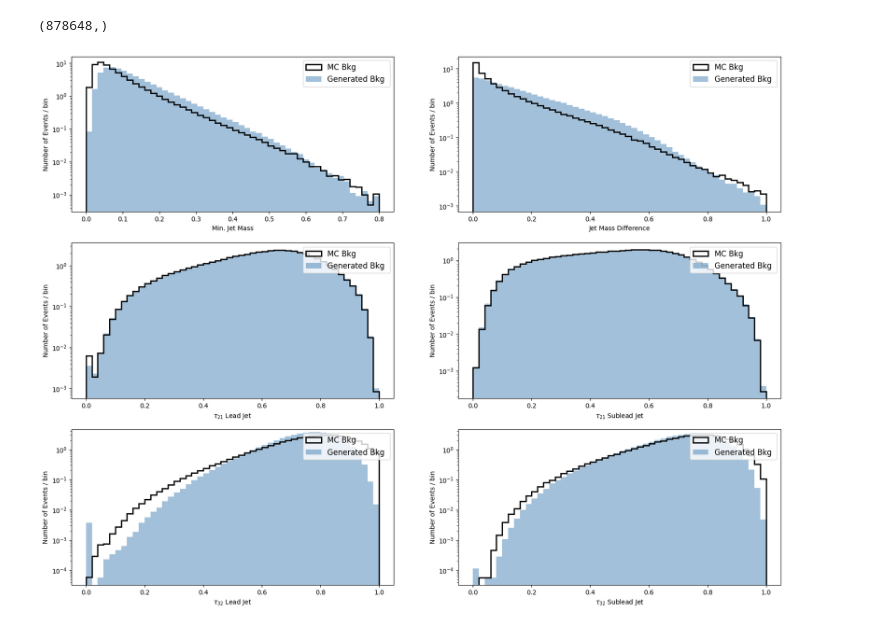
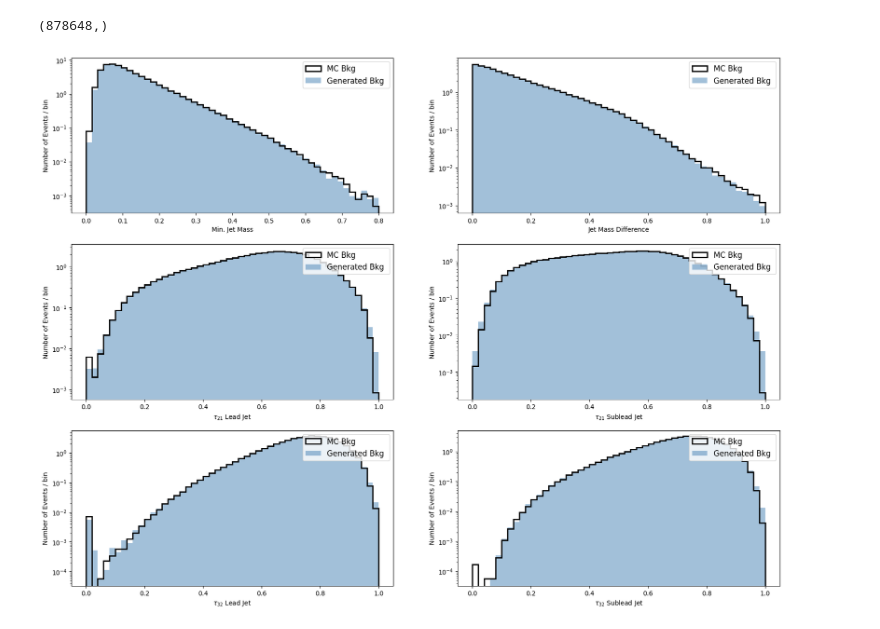
Before and after one commit to elhamekhoda/GAAnoDe, a Jupyter notebook: train_cvae.ipynb, the cells around one changed output. Drawn from its saved outputs; the diff is of its cells as text; code cells hidden in the pictures.

```diff
--- a/train_cvae.ipynb
+++ b/train_cvae.ipynb
@@ -136,8 +139,8 @@ plot_variables(data)
 #normalization
 data, data_max, data_min = minmax_norm_data(data)
 cond_data, cond_data_max, cond_data_min  = minmax_norm_cond_data(cond_data)
-data = logit_norm(data)
-cond_data = logit_norm(cond_data)
+# data = logit_norm(data)
+# cond_data = logit_norm(cond_data)
 
 plt.figure(figsize=(10,5))
 plt.subplot(1,2,1)
@@ -467,7 +236,7 @@ epochs_1 = 1001
 epochs_2 = 120
 # %%
 #note: min-max norm is present in all version
-folder_name = "cVAEz6_03-28-2023_wLogit/"
+folder_name = "cVAEz6_03-28-2023/"
 comd = "mkdir -p "+"./outputs/models/"+folder_name
 os.system(comd)
 # %% [output]
@@ -857,12 +656,12 @@ cond_data.shape
 # %% [output]
 (878648,)
 # %%
-un_norm_data = expit_norm(data)
-un_norm_data = rev_minmax_data(un_norm_data, data_min, data_max)
+# un_norm_data = expit_norm(data)
+un_norm_data = rev_minmax_data(data, data_min, data_max)
 #fake_vs_real([gen_SB],[og_data],0,[""])
 fake_vs_real([gen_SB],[un_norm_data],1,[""])
 # %% [output]
-[figure, old version]
+[figure, new version]
 # %%
 from sklearn.neighbors import KernelDensity
 
```
Also changed, not shown: parts of 23 cells of this notebook, 3 other files.
